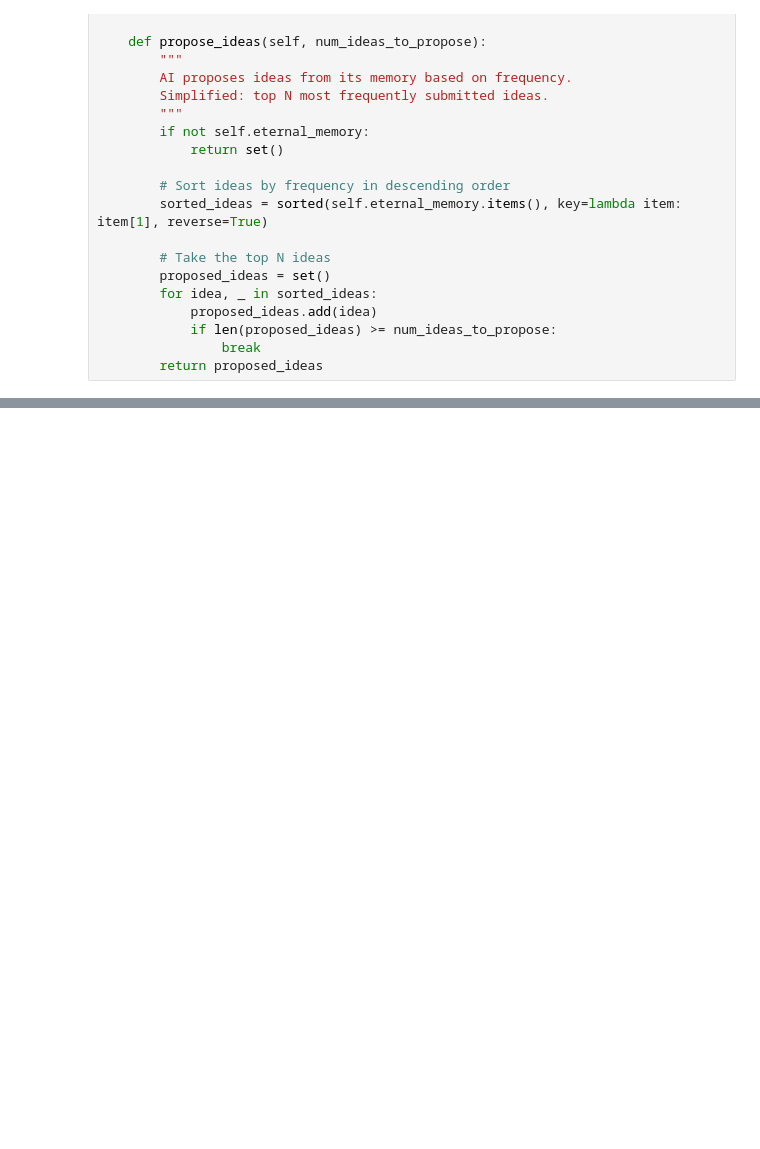
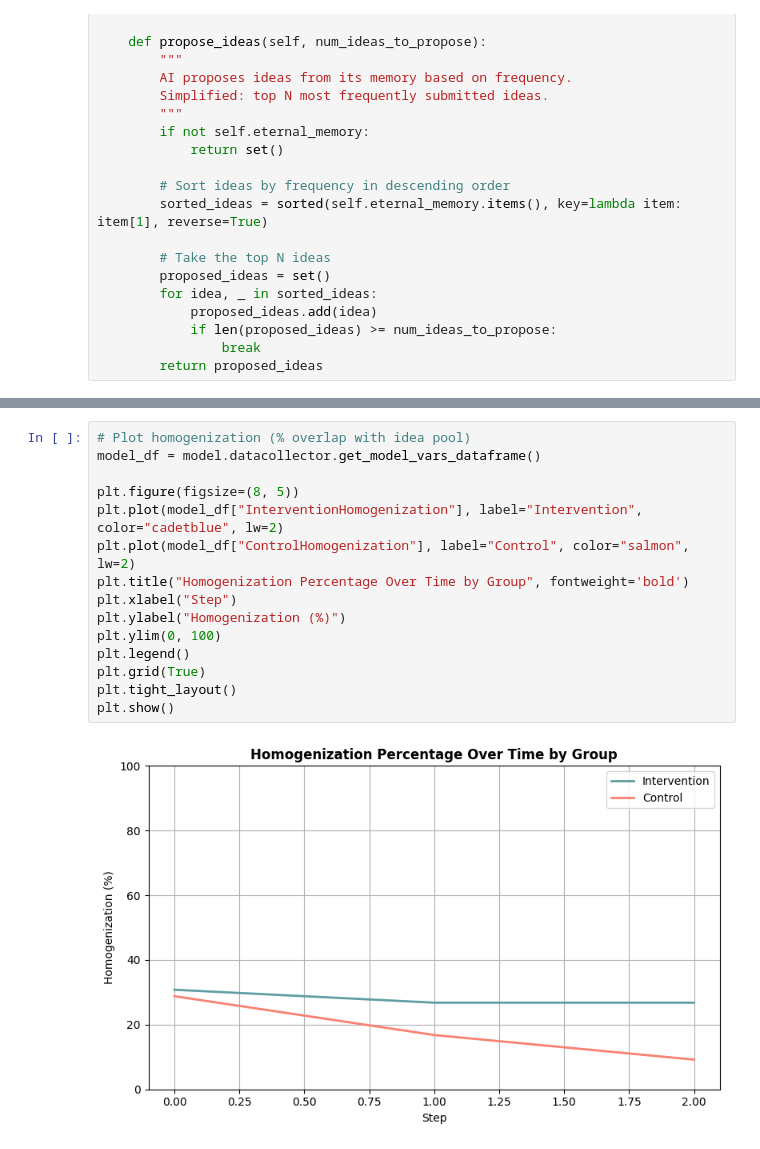
Before and after one commit to Miraah24/CMSS-final-assignment, a Jupyter notebook: simulation.ipynb, the cells around one changed output, grey strips where cells are left out. Saved outputs shown, nothing was run; the diff lists cells and outputs as text; blank space fills up the shorter version.

```diff
--- a/simulation.ipynb
+++ b/simulation.ipynb
@@ -346,0 +571,17 @@ Bar plot of top 50 ideas saved as 'top_popular_ideas.png'
+# %%
+# Plot homogenization (% overlap with idea pool)
+model_df = model.datacollector.get_model_vars_dataframe()
+
+plt.figure(figsize=(8, 5))
+plt.plot(model_df["InterventionHomogenization"], label="Intervention", color="cadetblue", lw=2)
+plt.plot(model_df["ControlHomogenization"], label="Control", color="salmon", lw=2)
+plt.title("Homogenization Percentage Over Time by Group", fontweight='bold')
+plt.xlabel("Step")
+plt.ylabel("Homogenization (%)")
+plt.ylim(0, 100)
+plt.legend()
+plt.grid(True)
+plt.tight_layout()
+plt.show()
+# %% [output]
+[figure, added]
```
Also changed, not shown: parts of 16 cells of this notebook, 12 other files.
